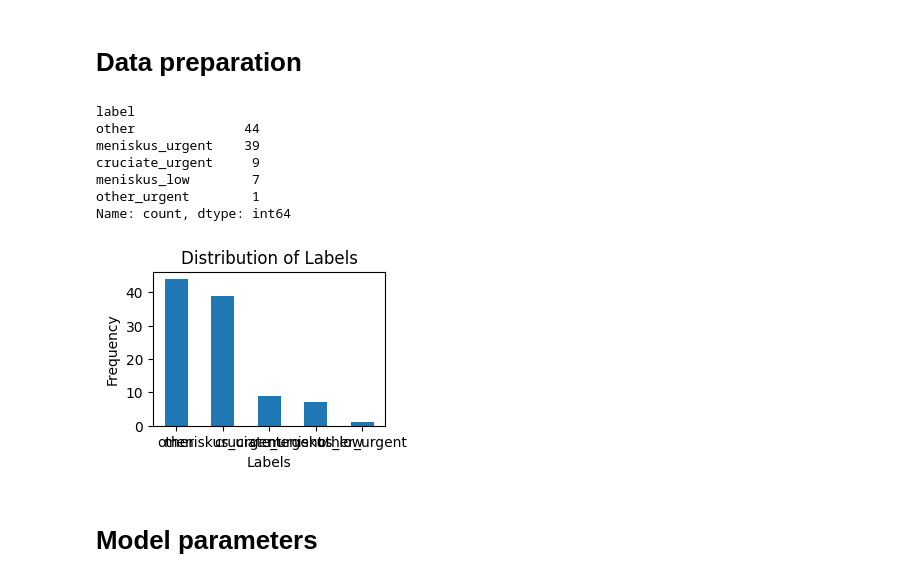
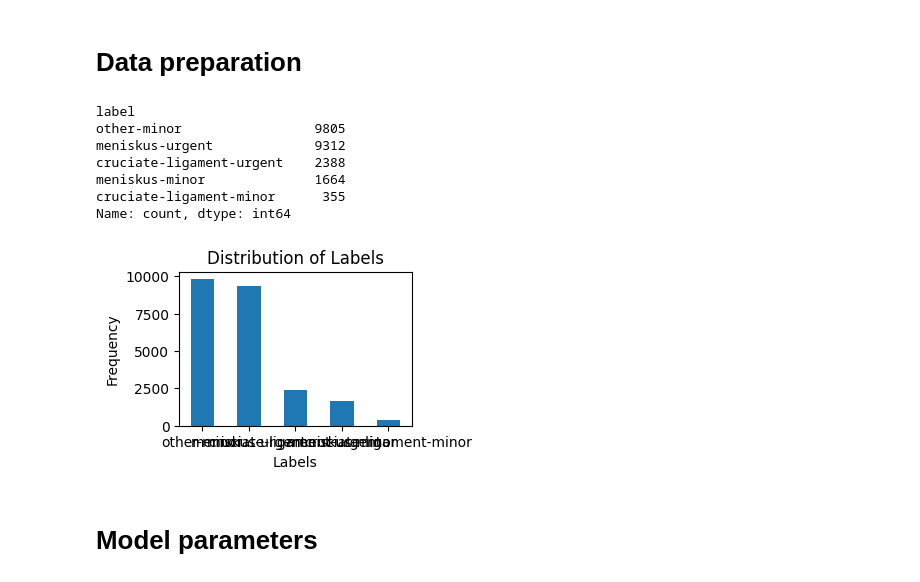
Before and after one commit to julian-kraus/Bachelorthesis, a Jupyter notebook: Thesis/LSTM/Implementation_Baseline.ipynb, the cells around one changed output. Cells and saved outputs as stored; diff of their text form; code cells hidden in the pictures.

```diff
--- a/Thesis/LSTM/Implementation_Baseline.ipynb
+++ b/Thesis/LSTM/Implementation_Baseline.ipynb
@@ -44,23 +44,23 @@ GPU is available
 # %%
 data_label = "data"
 predict_label = "label"
 balanced = False
 labels = None
 class_weights = False
 sample_weights = False
-df_train = pd.read_csv('../data/balanced_classification_dataset.csv').head(100)
-df_valid = pd.read_csv('../data/balanced_classification_dataset.csv').head(100)
-df_test = pd.read_csv('../data/balanced_classification_dataset.csv').head(100)
+df_train = pd.read_csv('../data/data_train.csv')
+df_valid = pd.read_csv('../data/data_valid.csv')
+df_test = pd.read_csv('../data/data_test.csv')
 
 train_padded, valid_padded, test_padded, train_labels, valid_labels, test_labels, label_encoder, num_classes, max_length, word_index, class_weights, sample_weights = process_train_test_data(df_train, df_valid, df_test, data_label, predict_label, lables=labels, class_weights=class_weights, sample_weights=sample_weights)
 # %% [output]
 label
-other              44
-meniskus_urgent    39
-cruciate_urgent     9
-meniskus_low        7
-other_urgent        1
+other-minor                 9805
+meniskus-urgent             9312
+cruciate-ligament-urgent    2388
+meniskus-minor              1664
+cruciate-ligament-minor      355
 Name: count, dtype: int64
-[figure, old version]
+[figure, new version]
 # %% [markdown]
 # Model parameters
```
Also changed, not shown: parts of 9 cells of this notebook, 36 other files.
